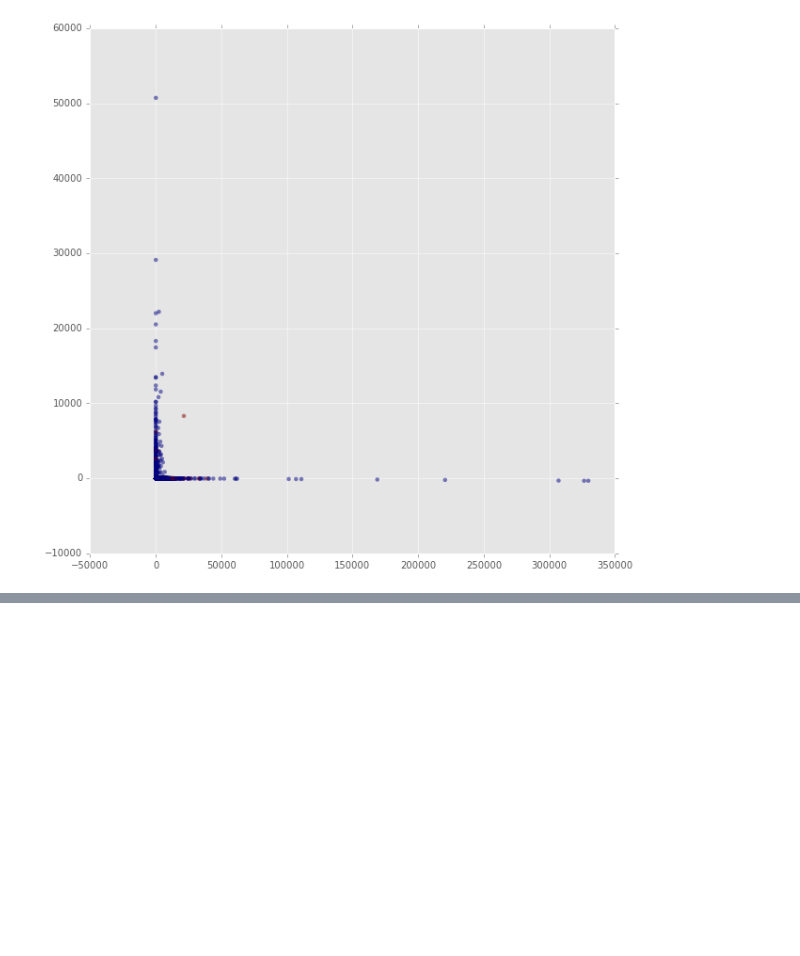
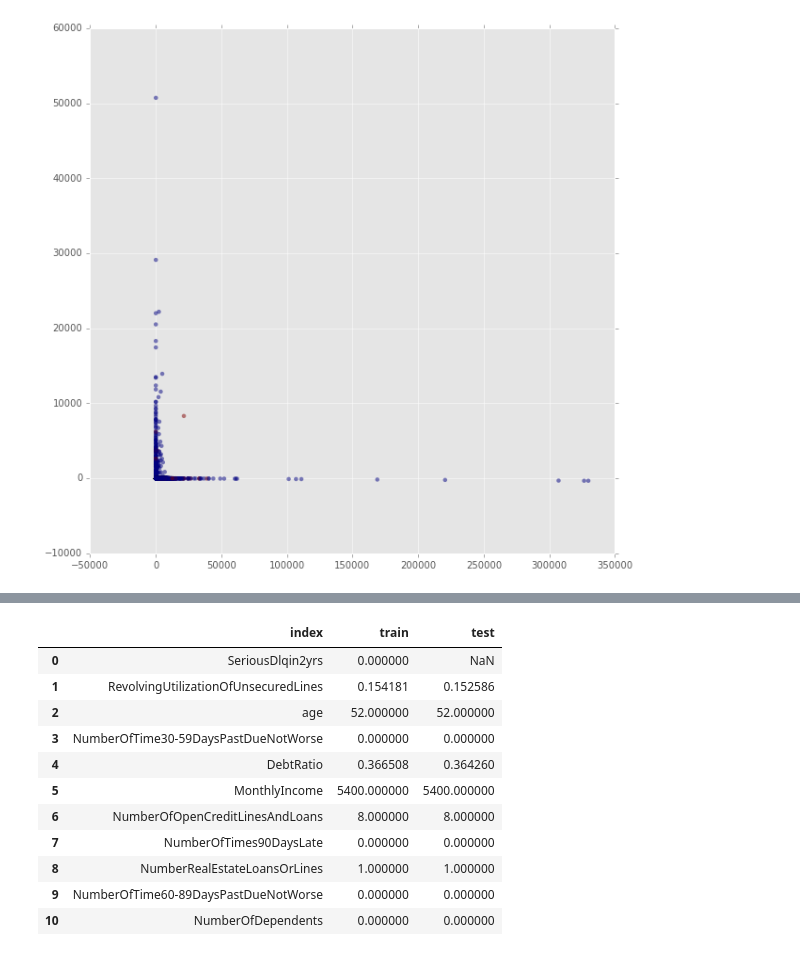
Before and after one commit to edoven/kaggle-give_me_some_credit, a Jupyter notebook: EDA/EDA.ipynb, the cells around one changed output, grey strips where cells are left out. Cells and saved outputs as stored; diff of their text form; code cells hidden in the pictures; blank space fills up the shorter version.

```diff
--- a/EDA/EDA.ipynb
+++ b/EDA/EDA.ipynb
@@ -179,0 +221,17 @@ plt.show()
+# %%
+pd.merge(pd.DataFrame(df.median(axis=0)).rename(columns={0:'train'}).reset_index(),
+         pd.DataFrame(df_toPredict.median(axis=0)).rename(columns={0:'test'}).reset_index(),
+         on='index')
+# %% [output]
+|  | index | train | test |
+| 0 | SeriousDlqin2yrs | 0.000000 | NaN |
+| 1 | RevolvingUtilizationOfUnsecuredLines | 0.154181 | 0.152586 |
+| 2 | age | 52.000000 | 52.000000 |
+| 3 | NumberOfTime30-59DaysPastDueNotWorse | 0.000000 | 0.000000 |
+| 4 | DebtRatio | 0.366508 | 0.364260 |
+| 5 | MonthlyIncome | 5400.000000 | 5400.000000 |
+| 6 | NumberOfOpenCreditLinesAndLoans | 8.000000 | 8.000000 |
+| 7 | NumberOfTimes90DaysLate | 0.000000 | 0.000000 |
+| 8 | NumberRealEstateLoansOrLines | 1.000000 | 1.000000 |
+| 9 | NumberOfTime60-89DaysPastDueNotWorse | 0.000000 | 0.000000 |
+| 10 | NumberOfDependents | 0.000000 | 0.000000 |
```
Also changed, not shown: parts of 8 cells of this notebook.
